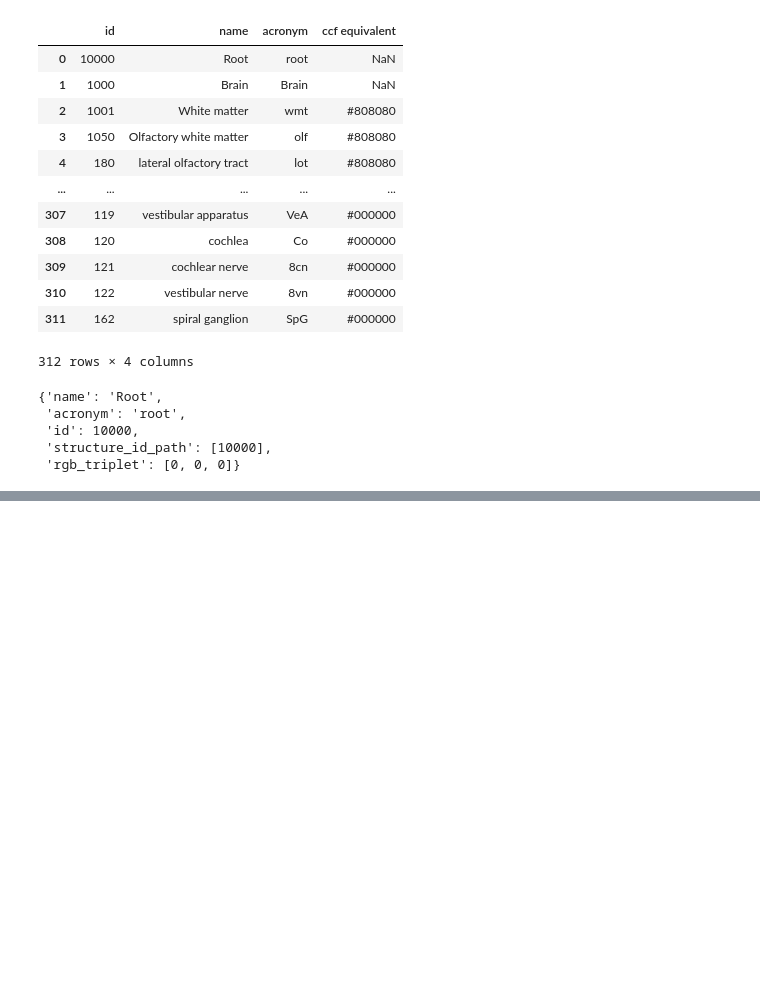
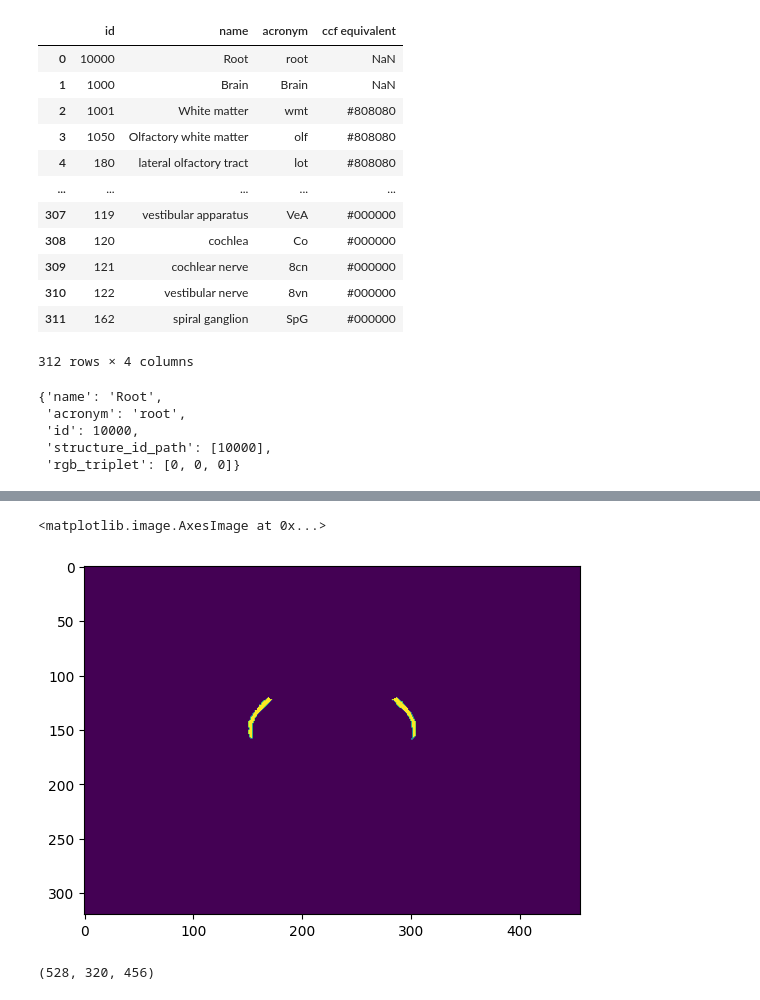
Before and after one commit to VirtualBrainLab/BrainAtlas, a Jupyter notebook: Pipelines/test_conversion.ipynb, the cells around one changed output, grey strips where cells are left out. Cells and saved outputs as stored; diff of their text form; code cells hidden in the pictures; blank space fills up the shorter version.

```diff
--- a/Pipelines/test_conversion.ipynb
+++ b/Pipelines/test_conversion.ipynb
@@ -426,0 +440,9 @@ with ('./data/allen_mouse_25um/annotation.bytes', 'rb') as f: bytes =
+# %%
+plt.imshow(annotation_saved[150,:,:])
+# %% [output]
+<matplotlib.image.AxesImage at 0x...>
+[figure, added]
+# %%
+annotations.shape
+# %% [output]
+(528, 320, 456)
```
Also changed, not shown: parts of 9 cells of this notebook, 1 other file.
